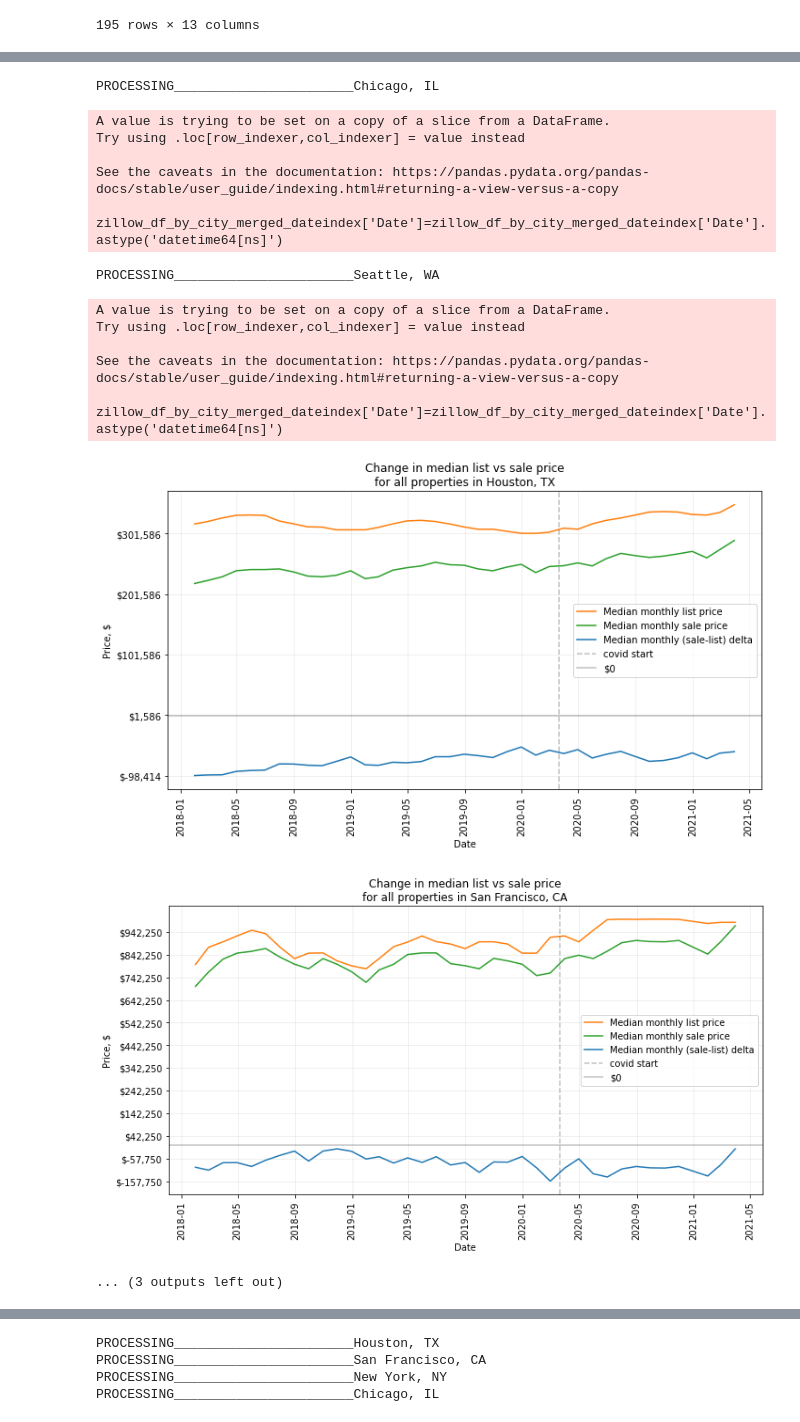
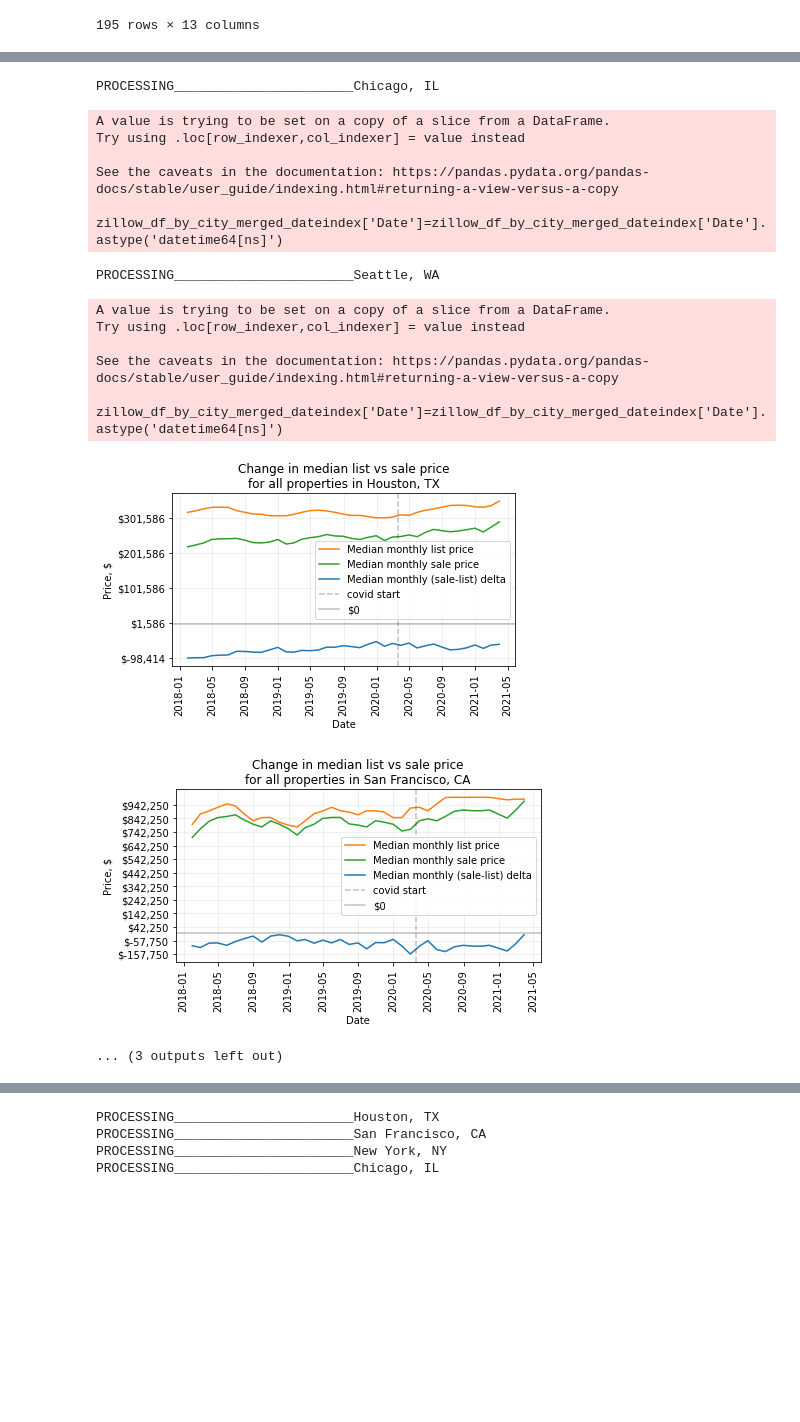
Before and after one commit to i-am-phoenix/Demo, a Jupyter notebook: zillow_data_cleaning_functions.ipynb, the cells around one changed output, grey strips where cells are left out. Saved outputs shown, nothing was run; the diff lists cells and outputs as text; code cells hidden in the pictures; blank space fills up the shorter version.

```diff
--- a/zillow_data_cleaning_functions.ipynb
+++ b/zillow_data_cleaning_functions.ipynb
@@ -286,7 +286,7 @@ for city in chosen_cities:
     zillow_df_by_city_merged_dateindex['Date']=zillow_df_by_city_merged_dateindex['Date'].astype('datetime64[ns]')
     zillow_df_by_city_merged_dateindex=zillow_df_by_city_merged_dateindex.sort_values('Date')
 
-    plt.figure(figsize=(10, 6))
+    plt.figure(figsize=(6, 4))
     plt.plot(zillow_df_by_city_merged_dateindex['Date'],
                zillow_df_by_city_merged_dateindex['list_price_data'],
             'tab:orange',
@@ -327,35 +327,35 @@ for city in chosen_cities:
 PROCESSING_______________________Houston, TX
 A value is trying to be set on a copy of a slice from a DataFrame.
 Try using .loc[row_indexer,col_indexer] = value instead
 
 See the caveats in the documentation: https://pandas.pydata.org/pandas-docs/stable/user_guide/indexing.html#returning-a-view-versus-a-copy
   zillow_df_by_city_merged_dateindex['Date']=zillow_df_by_city_merged_dateindex['Date'].astype('datetime64[ns]')
 PROCESSING_______________________San Francisco, CA
 A value is trying to be set on a copy of a slice from a DataFrame.
 Try using .loc[row_indexer,col_indexer] = value instead
 
 See the caveats in the documentation: https://pandas.pydata.org/pandas-docs/stable/user_guide/indexing.html#returning-a-view-versus-a-copy
   zillow_df_by_city_merged_dateindex['Date']=zillow_df_by_city_merged_dateindex['Date'].astype('datetime64[ns]')
 PROCESSING_______________________New York, NY
 A value is trying to be set on a copy of a slice from a DataFrame.
 Try using .loc[row_indexer,col_indexer] = value instead
 
 See the caveats in the documentation: https://pandas.pydata.org/pandas-docs/stable/user_guide/indexing.html#returning-a-view-versus-a-copy
   zillow_df_by_city_merged_dateindex['Date']=zillow_df_by_city_merged_dateindex['Date'].astype('datetime64[ns]')
 PROCESSING_______________________Chicago, IL
 A value is trying to be set on a copy of a slice from a DataFrame.
 Try using .loc[row_indexer,col_indexer] = value instead
 
 See the caveats in the documentation: https://pandas.pydata.org/pandas-docs/stable/user_guide/indexing.html#returning-a-view-versus-a-copy
   zillow_df_by_city_merged_dateindex['Date']=zillow_df_by_city_merged_dateindex['Date'].astype('datetime64[ns]')
 PROCESSING_______________________Seattle, WA
 A value is trying to be set on a copy of a slice from a DataFrame.
 Try using .loc[row_indexer,col_indexer] = value instead
 
 See the caveats in the documentation: https://pandas.pydata.org/pandas-docs/stable/user_guide/indexing.html#returning-a-view-versus-a-copy
   zillow_df_by_city_merged_dateindex['Date']=zillow_df_by_city_merged_dateindex['Date'].astype('datetime64[ns]')
-[figure, old version]
+[figure, new version]
-[figure, old version]
+[figure, new version]
 ... (3 outputs left out)
 # %%
 #------------------------ Plotting inventory data - Days to Pending ------------------------
```
Also changed, not shown: parts of 3 cells of this notebook, 19 other files.
